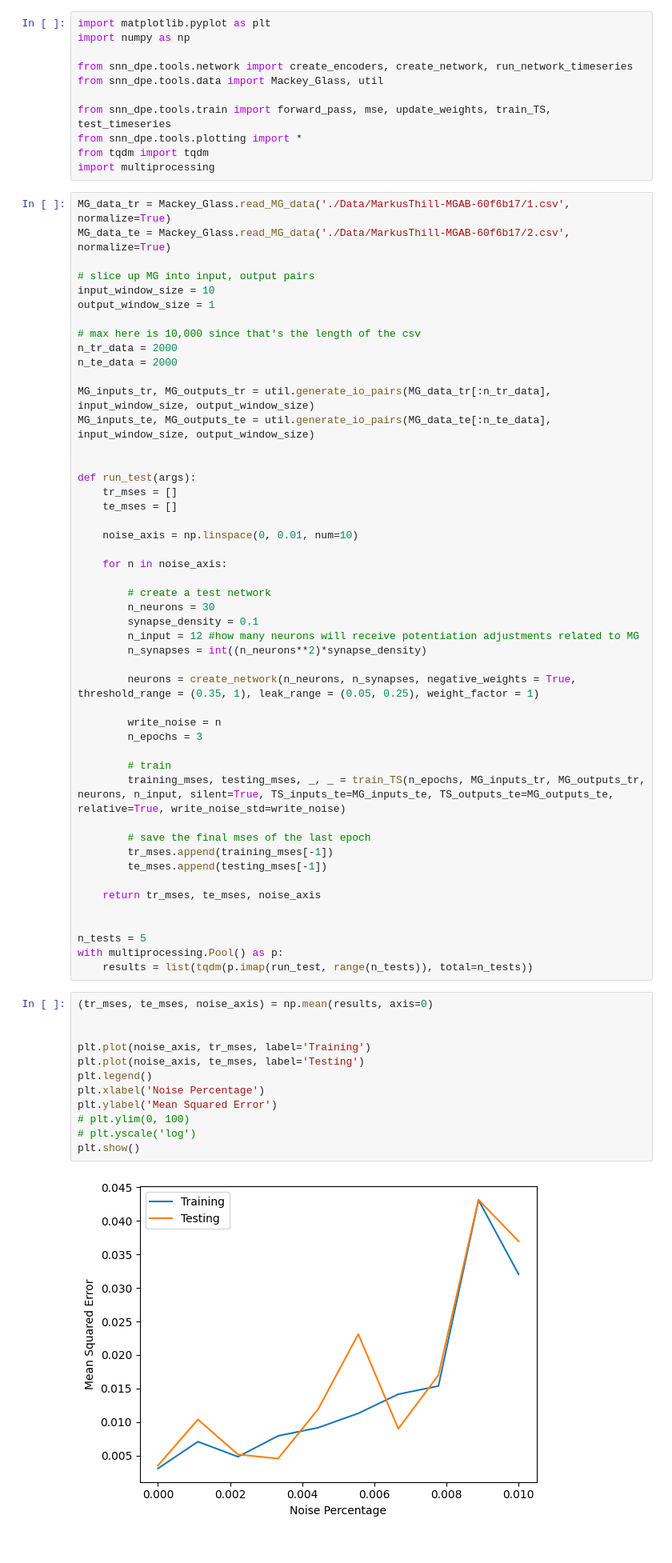
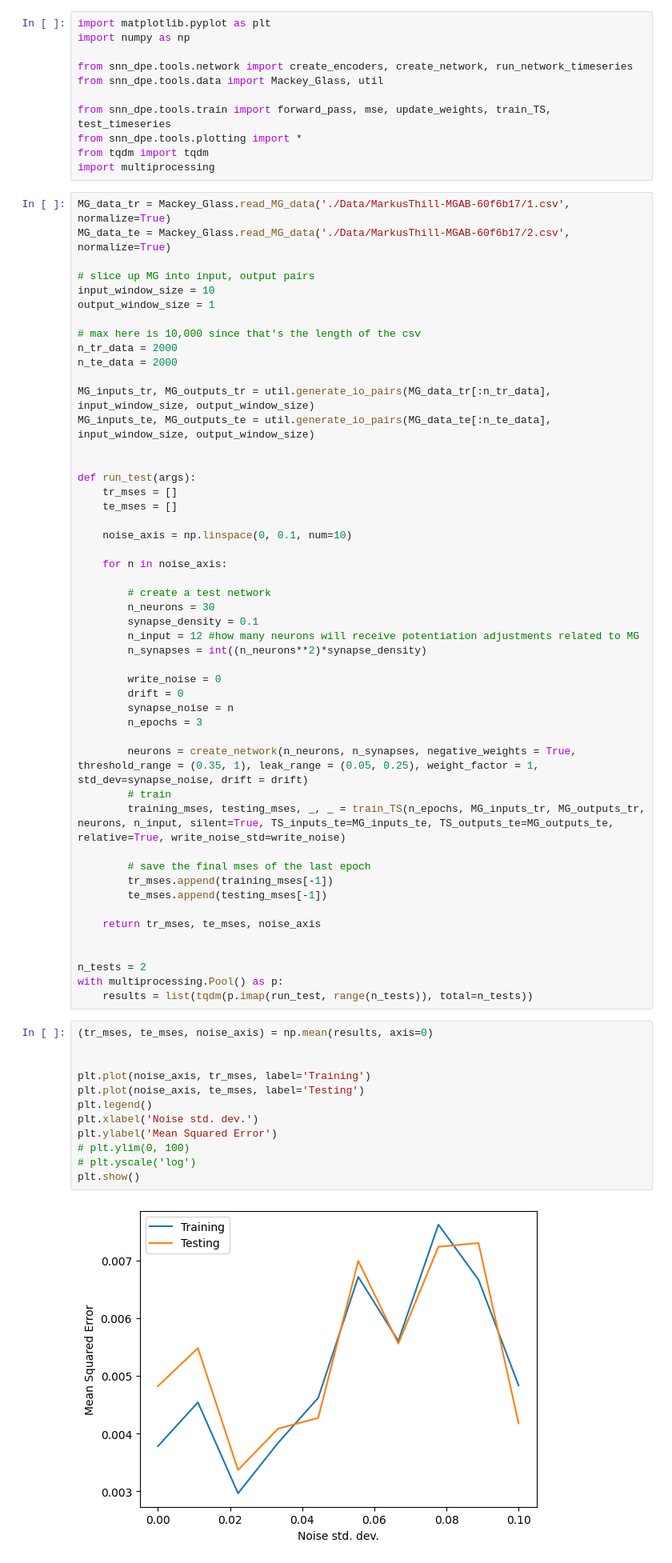
Before and after one commit to rfebbo/SNN_DPE, a Jupyter notebook: noise_vs_mse.ipynb, the cells around one changed output. Shown at 80% size. Saved outputs shown, nothing was run; the diff lists cells and outputs as text.

Commit message:
Added std devnoise to synapse

```diff
--- a/noise_vs_mse.ipynb
+++ b/noise_vs_mse.ipynb
@@ -29,7 +29,7 @@ def run_test(args):
     tr_mses = []
     te_mses = []
 
-    noise_axis = np.linspace(0, 0.01, num=10)
+    noise_axis = np.linspace(0, 0.1, num=10)
 
     for n in noise_axis:
 
@@ -39,11 +39,12 @@ def run_test(args):
         n_input = 12 #how many neurons will receive potentiation adjustments related to MG
         n_synapses = int((n_neurons**2)*synapse_density)
 
-        neurons = create_network(n_neurons, n_synapses, negative_weights = True, threshold_range = (0.35, 1), leak_range = (0.05, 0.25), weight_factor = 1)
-
-        write_noise = n
+        write_noise = 0
+        drift = 0
+        synapse_noise = n
         n_epochs = 3
 
+        neurons = create_network(n_neurons, n_synapses, negative_weights = True, threshold_range = (0.35, 1), leak_range = (0.05, 0.25), weight_factor = 1, std_dev=synapse_noise, drift = drift)
         # train
         training_mses, testing_mses, _, _ = train_TS(n_epochs, MG_inputs_tr, MG_outputs_tr, neurons, n_input, silent=True, TS_inputs_te=MG_inputs_te, TS_outputs_te=MG_outputs_te, relative=True, write_noise_std=write_noise)
 
@@ -54,23 +55,23 @@ def run_test(args):
     return tr_mses, te_mses, noise_axis
 
 
-n_tests = 5
+n_tests = 2
 with multiprocessing.Pool() as p:
     results = list(tqdm(p.imap(run_test, range(n_tests)), total=n_tests))
 # %%
 (tr_mses, te_mses, noise_axis) = np.mean(results, axis=0)
 
 
 plt.plot(noise_axis, tr_mses, label='Training')
 plt.plot(noise_axis, te_mses, label='Testing')
 plt.legend()
-plt.xlabel('Noise Percentage')
+plt.xlabel('Noise std. dev.')
 plt.ylabel('Mean Squared Error')
 # plt.ylim(0, 100)
 # plt.yscale('log')
 plt.show()
 # %% [output]
-[figure, old version]
+[figure, new version]
 # %%
 m = np.random.choice([-1,1], (2,2))
 n = np.asarray([[2,4],[5,7]])
```
Also changed, not shown: parts of 1 cell of this notebook, 6 other files.
